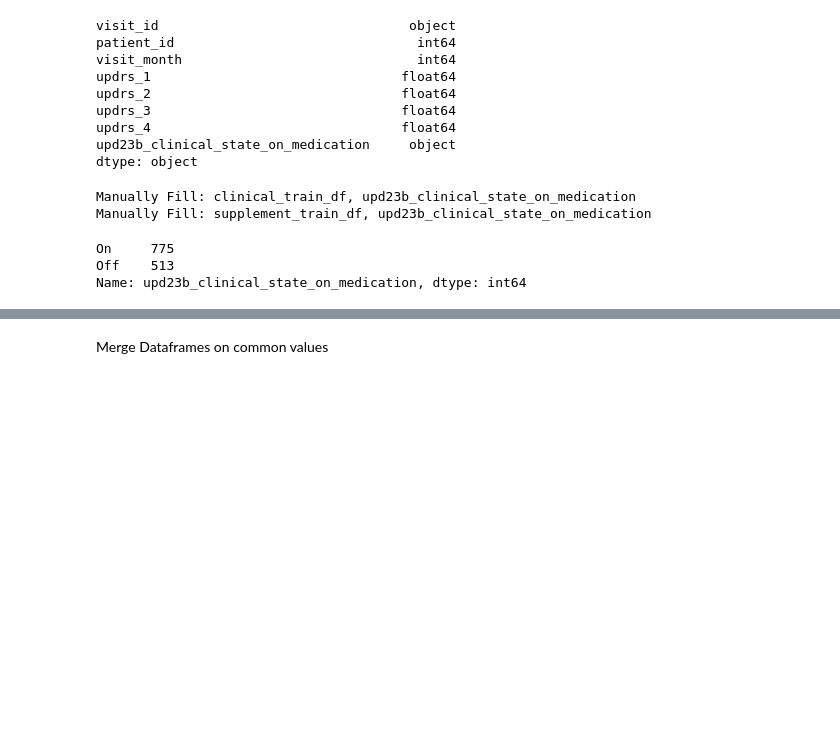
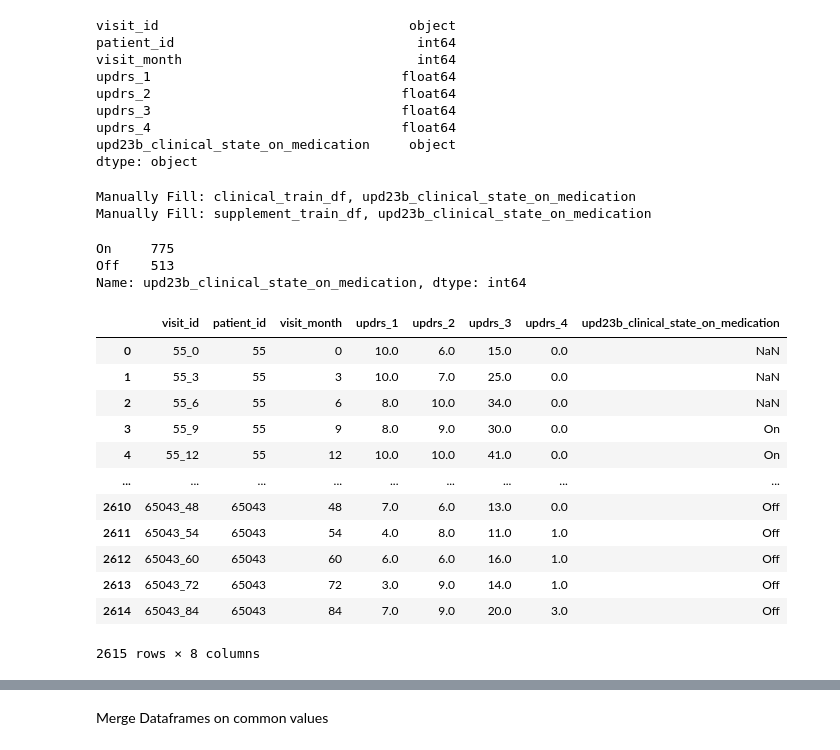
Before and after one commit to peterbull/parkinsons-progression, a Jupyter notebook: pb_parkinsons_prog.ipynb, the cells around one changed output, grey strips where cells are left out. Cells and saved outputs as stored; diff of their text form; code cells hidden in the pictures; blank space fills up the shorter version.

```diff
--- a/pb_parkinsons_prog.ipynb
+++ b/pb_parkinsons_prog.ipynb
@@ -152,3 +154,19 @@ supplement_train_df['upd23b_clinical_state_on_medication'] = supplement_train_df
+# %%
+clinical_train_df
+# %% [output]
+|  | visit_id | patient_id | visit_month | updrs_1 | updrs_2 | updrs_3 | updrs_4 | upd23b_clinical_state_on_medication |
+| 0 | 55_0 | 55 | 0 | 10.0 | 6.0 | 15.0 | 0.0 | NaN |
+| 1 | 55_3 | 55 | 3 | 10.0 | 7.0 | 25.0 | 0.0 | NaN |
+| 2 | 55_6 | 55 | 6 | 8.0 | 10.0 | 34.0 | 0.0 | NaN |
+| 3 | 55_9 | 55 | 9 | 8.0 | 9.0 | 30.0 | 0.0 | On |
+| 4 | 55_12 | 55 | 12 | 10.0 | 10.0 | 41.0 | 0.0 | On |
+| ... | ... | ... | ... | ... | ... | ... | ... | ... |
+| 2610 | 65043_48 | 65043 | 48 | 7.0 | 6.0 | 13.0 | 0.0 | Off |
+| 2611 | 65043_54 | 65043 | 54 | 4.0 | 8.0 | 11.0 | 1.0 | Off |
+| 2612 | 65043_60 | 65043 | 60 | 6.0 | 6.0 | 16.0 | 1.0 | Off |
+| 2613 | 65043_72 | 65043 | 72 | 3.0 | 9.0 | 14.0 | 1.0 | Off |
+| 2614 | 65043_84 | 65043 | 84 | 7.0 | 9.0 | 20.0 | 3.0 | Off |
+2615 rows × 8 columns
 # %%
 supplement_train_df.head()
 # %% [output]
```
Also changed, not shown: parts of 34 cells of this notebook, 3 other files.
